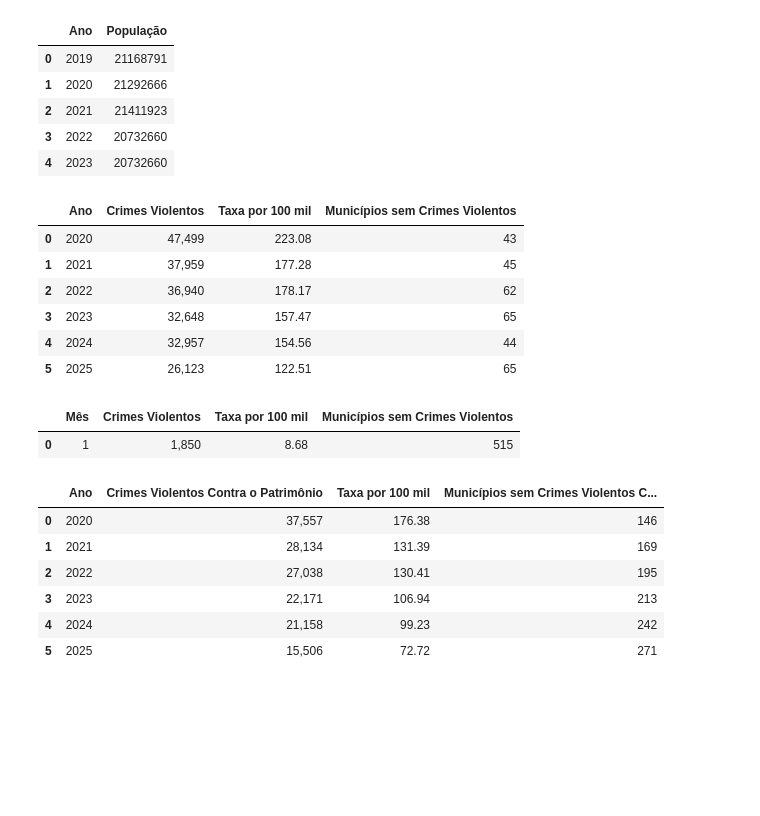
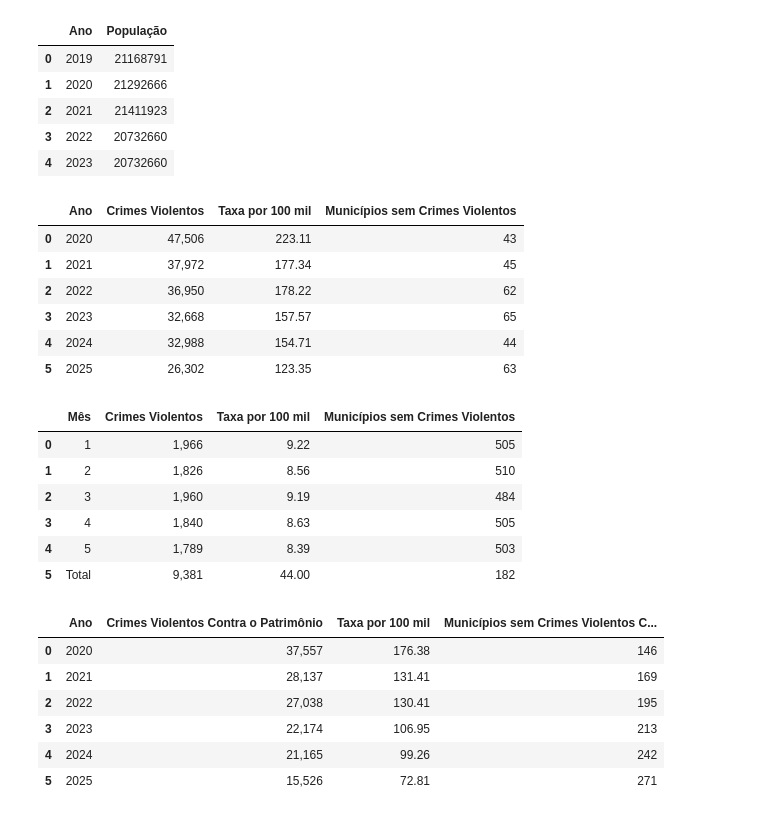
Before and after one commit to Observatorio-de-Seguranca-Publica/dados-abertos, a Jupyter notebook: memorando_suint/dados_memorando.ipynb, the cells around one changed output. Saved outputs shown, nothing was run; the diff lists cells and outputs as text; code cells hidden in the pictures; blank space fills up the shorter version.

```diff
--- a/memorando_suint/dados_memorando.ipynb
+++ b/memorando_suint/dados_memorando.ipynb
@@ -12,9 +12,9 @@ pd.set_option('display.float_format', '{:,.0f}'.format)
 # LEITURA DAS BASES
 # =====================================
 
-path_19_24 = r"C:\Users\x15501492\Documents\02 - Publicações\11 - Publicação SESP - Site\2026\02 - Fevereiro\Excel\19_24_agrupado_crimes_violentos.xlsx"
-path_25_26 = r"C:\Users\x15501492\Documents\02 - Publicações\11 - Publicação SESP - Site\2026\02 - Fevereiro\Excel\25_26_agrupado_crimes_violentos.xlsx"
-path_homicidio = r"C:\Users\x15501492\Documents\02 - Publicações\11 - Publicação SESP - Site\2026\02 - Fevereiro\Excel\agrupado_vitimas_homicidio_consumado.xlsx"
+path_19_24 = r"C:\Users\x15501492\Documents\02 - Publicações\11 - Publicação SESP - Site\2026\05 - Maio\Excel\19_24_agrupado_crimes_violentos.xlsx"
+path_25_26 = r"C:\Users\x15501492\Documents\02 - Publicações\11 - Publicação SESP - Site\2026\05 - Maio\Excel\25_26_agrupado_crimes_violentos.xlsx"
+path_homicidio = r"C:\Users\x15501492\Documents\02 - Publicações\11 - Publicação SESP - Site\2026\05 - Maio\Excel\agrupado_vitimas_homicidio_consumado.xlsx"
 path_pop = r"C:\Users\x15501492\OneDrive - CAMG\DIS -  Henrique\Dados abertos\Auxiliares\populacao.xlsx"
 
 df_19_24 = pd.read_excel(path_19_24)
@@ -119,12 +119,12 @@ tb_cv_20_25.style.format({
 })
 # %% [output]
 |  | Ano | Crimes Violentos | Taxa por 100 mil | Municípios sem Crimes Violentos |
-| 0 | 2020 | 47,499 | 223.08 | 43 |
-| 1 | 2021 | 37,959 | 177.28 | 45 |
-| 2 | 2022 | 36,940 | 178.17 | 62 |
-| 3 | 2023 | 32,648 | 157.47 | 65 |
-| 4 | 2024 | 32,957 | 154.56 | 44 |
-| 5 | 2025 | 26,123 | 122.51 | 65 |
+| 0 | 2020 | 47,506 | 223.11 | 43 |
+| 1 | 2021 | 37,972 | 177.34 | 45 |
+| 2 | 2022 | 36,950 | 178.22 | 62 |
+| 3 | 2023 | 32,668 | 157.57 | 65 |
+| 4 | 2024 | 32,988 | 154.71 | 44 |
+| 5 | 2025 | 26,302 | 123.35 | 63 |
 # %%
 # =========================================
 # REGISTRO E TAXA DE CRIMES VIOLENTOS 2026
@@ -133,6 +133,18 @@ tb_cv_20_25.style.format({
 df_cv_26 = df_cv[
     (df_cv["Ano"] >= 2026)
 ].copy()
+
+# Crimes violentos acumulados
+total_cv = df_cv_26["Registros"].sum()
+
+# Municípios sem crimes violentos no acumulado do ano
+mun_sem_crime_total = (
+    df_cv_26
+    .groupby("Município")["Registros"]
+    .sum()
+    .eq(0)
+    .sum()
+)
 
 cv_2026 = (
     df_cv_26
@@ -158,34 +170,53 @@ mun_sem_crime = (
 
 pop_2026 = df_pop.loc[df_pop["Ano"] == 2026, "População"].values[0]
 
 cv_2026["População"] = pop_2026
 
 cv_2026["Taxa por 100 mil"] = (
    cv_2026["Crimes Violentos"] / pop_2026 * 100000
 )
 
 tb_cv_26 = cv_2026.merge(
     mun_sem_crime,
     on="Mês",
     how="left"
 )
 
 tb_cv_26 = tb_cv_26[
     [
         "Mês",
         "Crimes Violentos",
         "Taxa por 100 mil",
         "Municípios sem Crimes Violentos"
     ]
 ]
 
+# Taxa acumulada
+taxa_total = total_cv / pop_2026 * 100000
+
+# Linha Total
+linha_total = pd.DataFrame([{
+    "Mês": "Total",
+    "Crimes Violentos": total_cv,
+    "Taxa por 100 mil": taxa_total,
+    "Municípios sem Crimes Violentos": mun_sem_crime_total
+}])
+
+# Acrescenta ao final
+tb_cv_26 = pd.concat([tb_cv_26, linha_total], ignore_index=True)
+
 tb_cv_26.style.format({
     "Crimes Violentos": "{:,.0f}",
     "Taxa por 100 mil": "{:,.2f}"
 })
 # %% [output]
 |  | Mês | Crimes Violentos | Taxa por 100 mil | Municípios sem Crimes Violentos |
-| 0 | 1 | 1,850 | 8.68 | 515 |
+| 0 | 1 | 1,966 | 9.22 | 505 |
+| 1 | 2 | 1,826 | 8.56 | 510 |
+| 2 | 3 | 1,960 | 9.19 | 484 |
+| 3 | 4 | 1,840 | 8.63 | 505 |
+| 4 | 5 | 1,789 | 8.39 | 503 |
+| 5 | Total | 9,381 | 44.00 | 182 |
 # %%
 # =========================================
 # REGISTRO E TAXA DE CVCP 20/25
@@ -255,11 +286,11 @@ tb_cvcp_20_25.style.format({
 # %% [output]
 |  | Ano | Crimes Violentos Contra o Patrimônio | Taxa por 100 mil | Municípios sem Crimes Violentos C... |
 | 0 | 2020 | 37,557 | 176.38 | 146 |
-| 1 | 2021 | 28,134 | 131.39 | 169 |
+| 1 | 2021 | 28,137 | 131.41 | 169 |
 | 2 | 2022 | 27,038 | 130.41 | 195 |
-| 3 | 2023 | 22,171 | 106.94 | 213 |
-| 4 | 2024 | 21,158 | 99.23 | 242 |
-| 5 | 2025 | 15,506 | 72.72 | 271 |
+| 3 | 2023 | 22,174 | 106.95 | 213 |
+| 4 | 2024 | 21,165 | 99.26 | 242 |
+| 5 | 2025 | 15,526 | 72.81 | 271 |
 # %%
 # =========================================
 # REGISTRO E TAXA DE CVCP 2026
```
Also changed, not shown: parts of 6 cells of this notebook.
